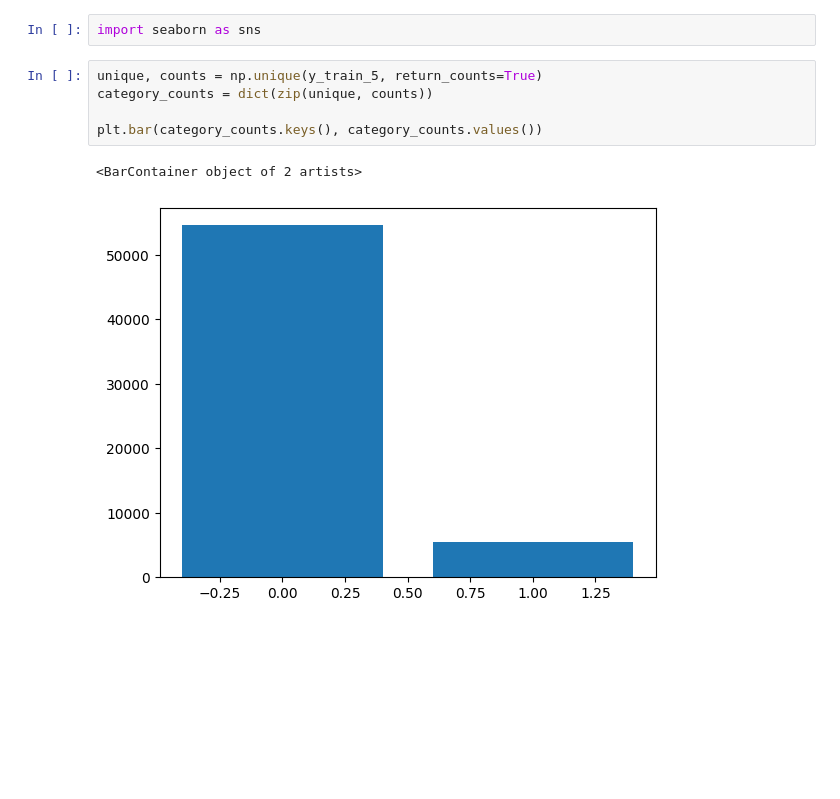
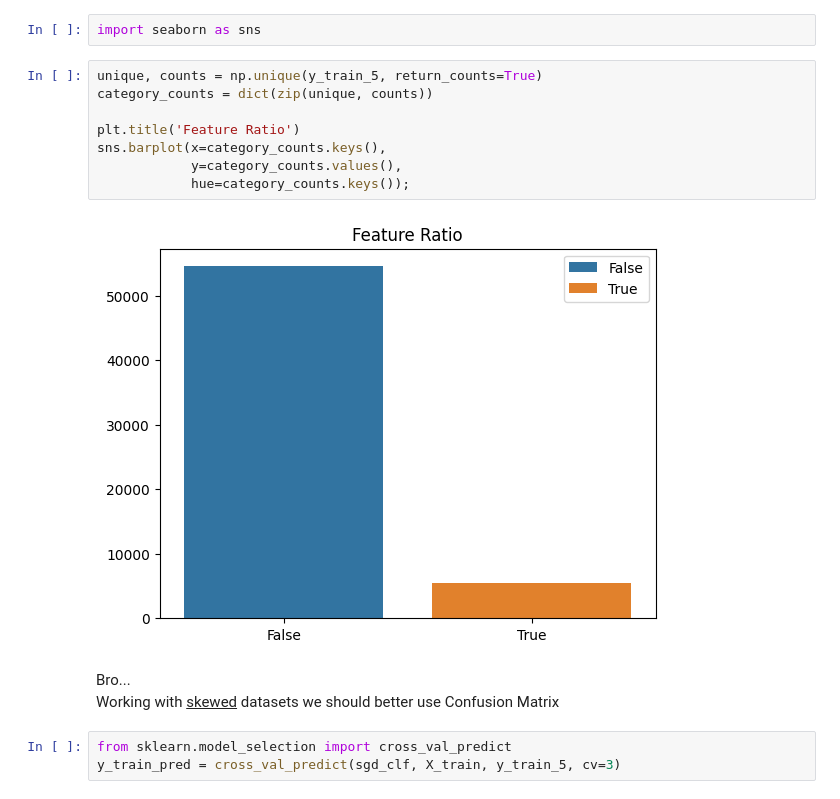
Before and after one commit to Venchislaw/LearningAI, a Jupyter notebook: HandsOnML/Classification.ipynb, the cells around one changed output. Drawn from its saved outputs; the diff is of its cells as text; blank space fills up the shorter version.

```diff
--- a/HandsOnML/Classification.ipynb
+++ b/HandsOnML/Classification.ipynb
@@ -109,8 +109,16 @@ import seaborn as sns
 # %%
 unique, counts = np.unique(y_train_5, return_counts=True)
 category_counts = dict(zip(unique, counts))
 
-plt.bar(category_counts.keys(), category_counts.values())
+plt.title('Feature Ratio')
+sns.barplot(x=category_counts.keys(),
+            y=category_counts.values(),
+            hue=category_counts.keys());
 # %% [output]
-<BarContainer object of 2 artists>
-[figure, old version]
+[figure, new version]
+# %% [markdown]
+Bro...<br>
+Working with <u>skewed</u> datasets we should better use Confusion Matrix
+# %%
+from sklearn.model_selection import cross_val_predict
+y_train_pred = cross_val_predict(sgd_clf, X_train, y_train_5, cv=3)
```
Also changed, not shown: parts of 10 cells of this notebook.
